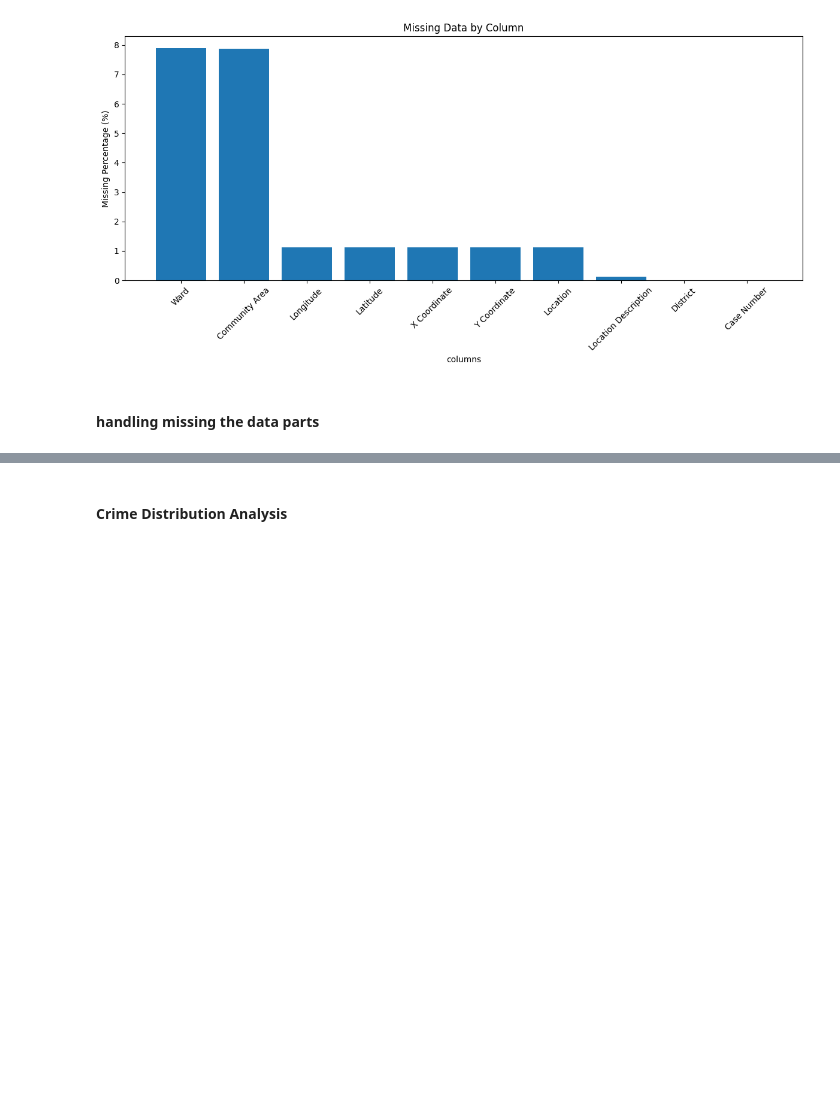
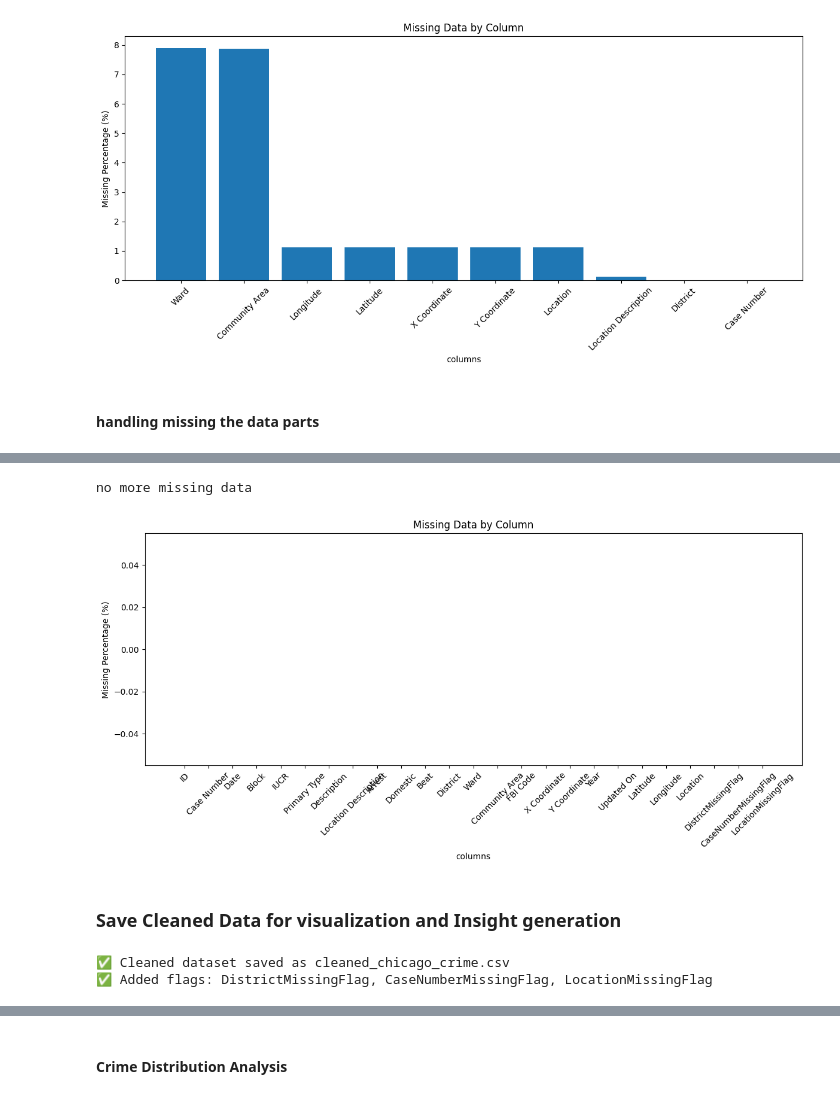
Before and after one commit to raji-ayyub/data_analysis, a Jupyter notebook: task_19/task.ipynb, the cells around one changed output, grey strips where cells are left out. Cells and saved outputs as stored; diff of their text form; code cells hidden in the pictures; blank space fills up the shorter version.

```diff
--- a/task_19/task.ipynb
+++ b/task_19/task.ipynb
@@ -180,0 +231,6 @@ missing_data
+# %%
+df["DistrictMissingFlag"] = df["District"].isnull().astype(int)
+df["CaseNumberMissingFlag"] = df["Case Number"].isnull().astype(int)
+df["LocationMissingFlag"] = df["Location Description"].isnull().astype(int)
+
+df.head(50)
@@ -229,0 +309,4 @@ df.head(50)
+# %%
+numeric_cols = df.select_dtypes(include=['int64', 'float64']).columns
+for col in numeric_cols:
+    df[col].fillna(df[col].median(), inplace=True)
@@ -229,0 +333,9 @@ df.head(50)
+# %%
+missing_data = pd.DataFrame({
+    'column': df.columns,
+    'Missing_count': df.isna().sum(),
+    'Missing_Percentage': (df.isna().sum() / len(df) * 100),
+    'Data_Types': df.dtypes
+})
+
+missing_data
@@ -229,0 +360,28 @@ df.head(50)
+# %%
+
+print("no more missing data")
+plt.figure(figsize=(12, 6))
+if not missing_data.empty:
+    plt.bar(missing_data['column'], missing_data['Missing_Percentage'])
+    plt.title('Missing Data by Column')
+    plt.xlabel('columns')
+    plt.ylabel('Missing Percentage (%)')
+
+    plt.xticks(rotation=45)
+    plt.tight_layout()
+    plt.show()
+else:
+    print("No missing data found!")
+# %% [output]
+no more missing data
+[figure, added]
+# %% [markdown]
+### Save Cleaned Data for visualization and Insight generation
+# %%
+df.to_csv("cleaned_chicago_crime.csv", index=False)
+
+print("✅ Cleaned dataset saved as cleaned_chicago_crime.csv")
+print("✅ Added flags: DistrictMissingFlag, CaseNumberMissingFlag, LocationMissingFlag")
+# %% [output]
+✅ Cleaned dataset saved as cleaned_chicago_crime.csv
+✅ Added flags: DistrictMissingFlag, CaseNumberMissingFlag, LocationMissingFlag
```
Also changed, not shown: parts of 12 cells of this notebook, 1 other file.
